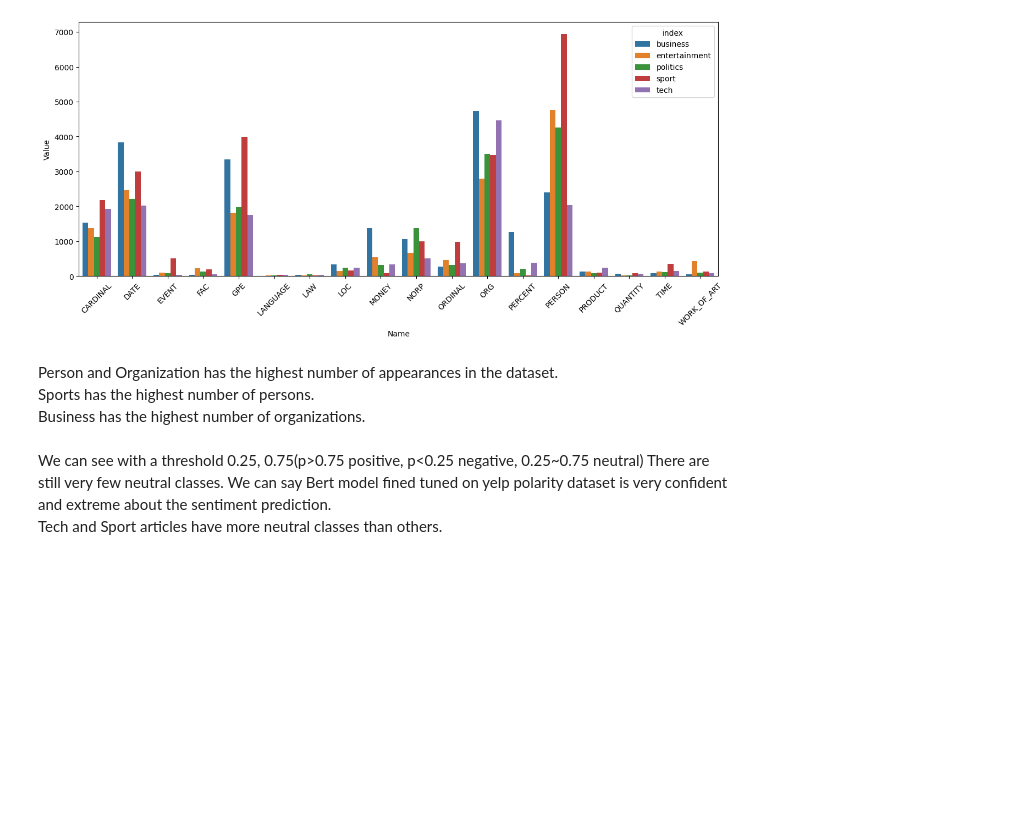
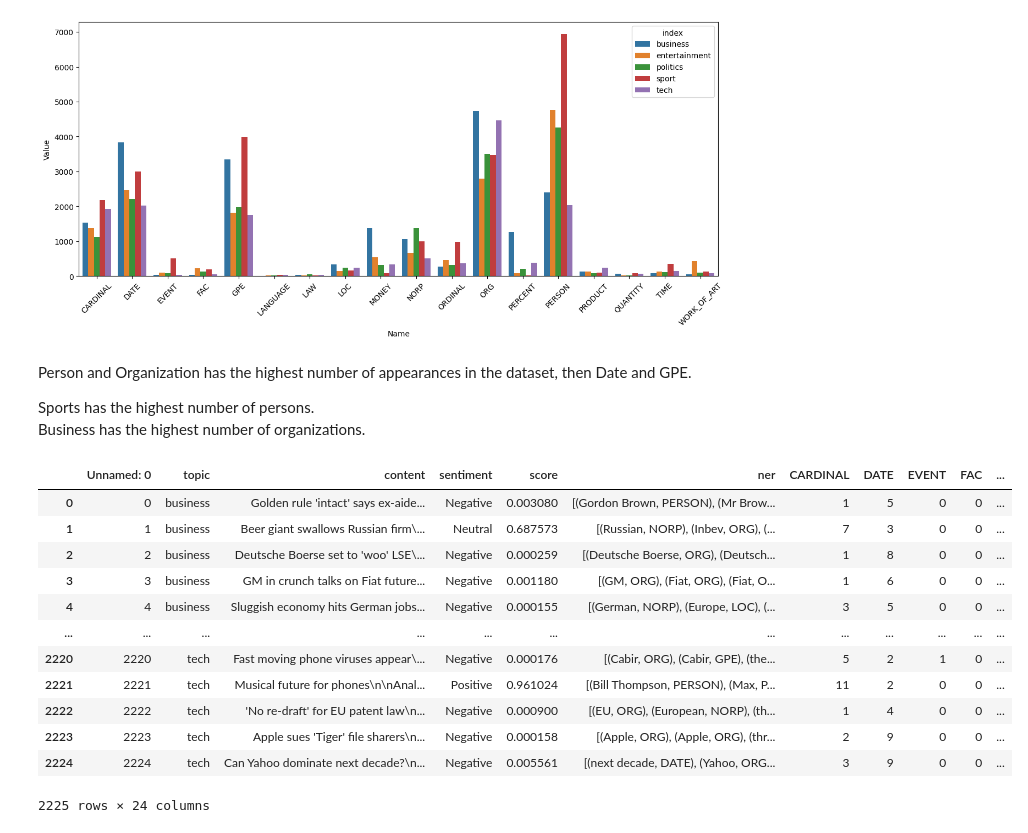
Before and after one commit to jiuyuanx/Application-of-NLP-and-LLM, a Jupyter notebook: NER.ipynb, the cells around one changed output. Cells and saved outputs as stored; diff of their text form; code cells hidden in the pictures; blank space fills up the shorter version.

```diff
--- a/NER.ipynb
+++ b/NER.ipynb
@@ -139,10 +139,33 @@ plt.show()
 # %% [output]
 [figure]
 # %% [markdown]
-Person and Organization has the highest number of appearances in the dataset.\
+Person and Organization has the highest number of appearances in the dataset, then Date and GPE.
+
 Sports has the highest number of persons.\
 Business has the highest number of organizations.
-# %% [markdown]
-We can see with a threshold 0.25, 0.75(p>0.75 positive, p<0.25 negative, 0.25~0.75 neutral)
-There are still very few neutral classes. We can say Bert model fined tuned on yelp polarity dataset is very confident and extreme about the sentiment prediction. \
-Tech and Sport articles have more neutral classes than others.
+# %%
+result=[[0 for _ in map] for _ in range(len(df))]
+for i in tqdm(range(len(df))):
+  row = df.iloc[i]
+  ls = row['ner']
+  cat = row['topic']
+  # ner_count = {ent:0 for ent in map}
+  for l in ls:
+    item = l[1]
+    result[i][map.index(item)]+=1
+df[map]=result
+df
+# %% [output]
+|  | Unnamed: 0 | topic | content | sentiment | score | ner | CARDINAL | DATE | EVENT | FAC | ... |
+| 0 | 0 | business | Golden rule 'intact' says ex-aide... | Negative | 0.003080 | [(Gordon Brown, PERSON), (Mr Brow... | 1 | 5 | 0 | 0 | ... |
+| 1 | 1 | business | Beer giant swallows Russian firm\... | Neutral | 0.687573 | [(Russian, NORP), (Inbev, ORG), (... | 7 | 3 | 0 | 0 | ... |
+| 2 | 2 | business | Deutsche Boerse set to 'woo' LSE\... | Negative | 0.000259 | [(Deutsche Boerse, ORG), (Deutsch... | 1 | 8 | 0 | 0 | ... |
+| 3 | 3 | business | GM in crunch talks on Fiat future... | Negative | 0.001180 | [(GM, ORG), (Fiat, ORG), (Fiat, O... | 1 | 6 | 0 | 0 | ... |
+| 4 | 4 | business | Sluggish economy hits German jobs... | Negative | 0.000155 | [(German, NORP), (Europe, LOC), (... | 3 | 5 | 0 | 0 | ... |
+| ... | ... | ... | ... | ... | ... | ... | ... | ... | ... | ... | ... |
+| 2220 | 2220 | tech | Fast moving phone viruses appear\... | Negative | 0.000176 | [(Cabir, ORG), (Cabir, GPE), (the... | 5 | 2 | 1 | 0 | ... |
+| 2221 | 2221 | tech | Musical future for phones\n\nAnal... | Positive | 0.961024 | [(Bill Thompson, PERSON), (Max, P... | 11 | 2 | 0 | 0 | ... |
+| 2222 | 2222 | tech | 'No re-draft' for EU patent law\n... | Negative | 0.000900 | [(EU, ORG), (European, NORP), (th... | 1 | 4 | 0 | 0 | ... |
+| 2223 | 2223 | tech | Apple sues 'Tiger' file sharers\n... | Negative | 0.000158 | [(Apple, ORG), (Apple, ORG), (thr... | 2 | 9 | 0 | 0 | ... |
+| 2224 | 2224 | tech | Can Yahoo dominate next decade?\n... | Negative | 0.005561 | [(next decade, DATE), (Yahoo, ORG... | 3 | 9 | 0 | 0 | ... |
+2225 rows × 24 columns
```
Also changed, not shown: parts of 2 cells of this notebook.
